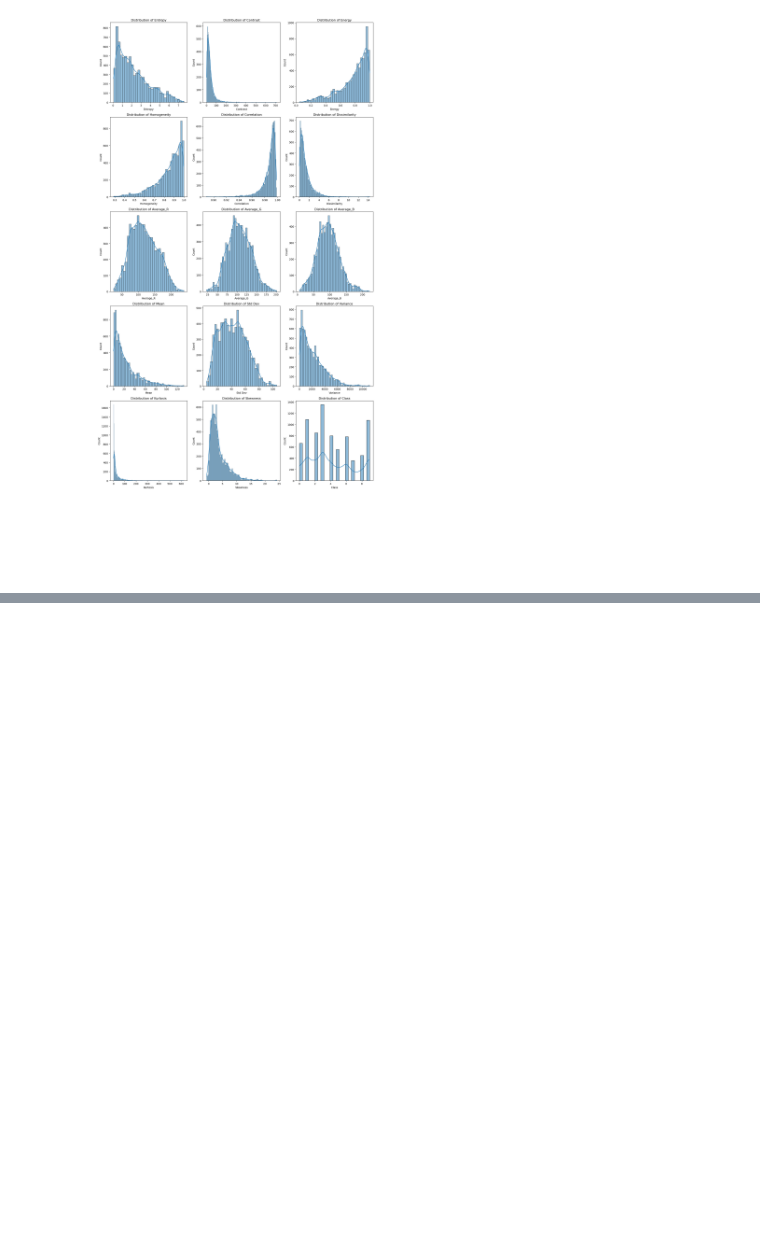
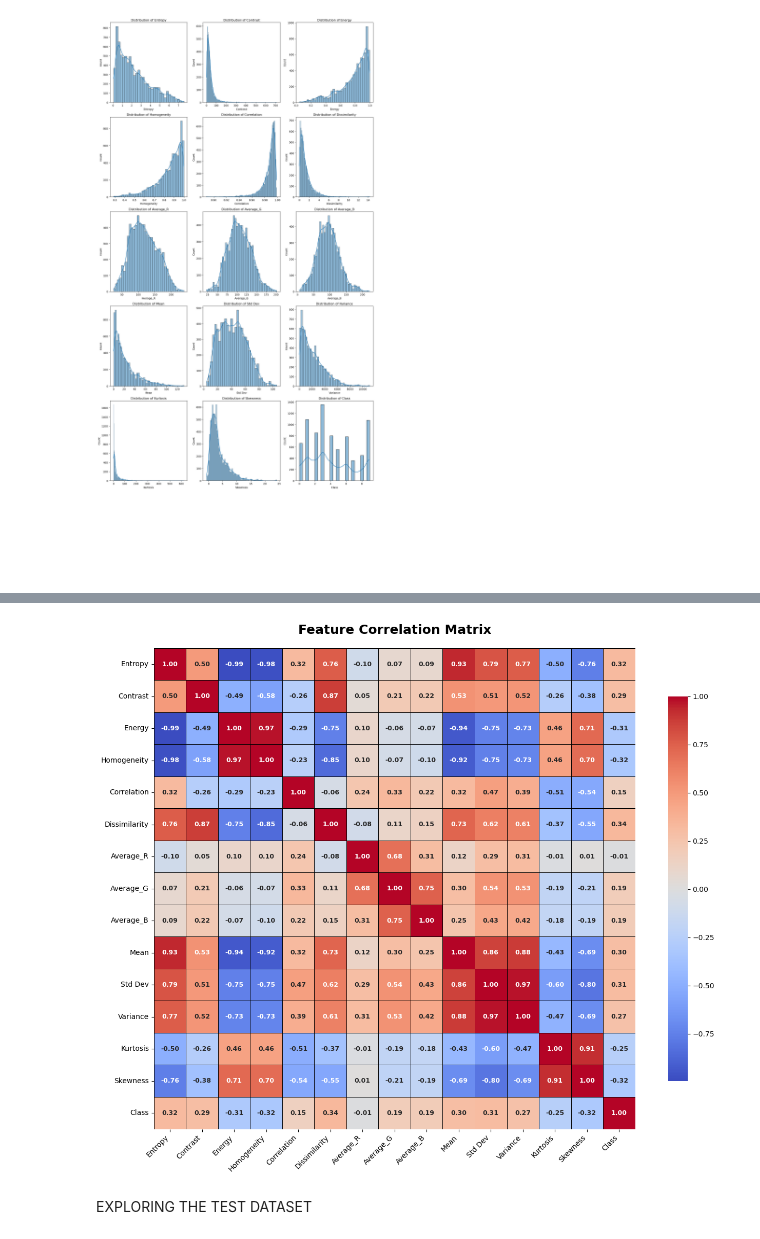
Before and after one commit to PriscilaDenise/ML-PROJECTS, a Jupyter notebook: No. 1/model_1.ipynb, the cells around one changed output, grey strips where cells are left out. Cells and saved outputs as stored; diff of their text form; code cells hidden in the pictures; blank space fills up the shorter version.

```diff
--- a/No. 1/model_1.ipynb
+++ b/No. 1/model_1.ipynb
@@ -115,2 +129,36 @@ train_df.duplicated().sum()
+# %%
+plt.figure(figsize=(14, 11))  # Slightly larger for readability
+corr_matrix = train_df.corr()
+
+# # Generate a mask for the upper triangle (optional – makes it cleaner)
+# mask = np.triu(np.ones_like(corr_matrix, dtype=bool))
+
+# Create the heatmap with values
+sns.heatmap(
+    corr_matrix,
+    # mask=mask,
+    annot=True,                    # This adds the actual correlation values
+    fmt='.2f',                     # Show 2 decimal places
+    cmap='coolwarm',
+    center=0,
+    linewidths=0.7,
+    linecolor='black',
+    cbar_kws={"shrink": .8},
+    square=True,
+    annot_kws={"size": 9, "weight": "bold"}  # Make numbers bold and readable
+)
+
+plt.title('Feature Correlation Matrix', fontsize=18, pad=20, weight='bold')
+plt.xticks(rotation=45, ha='right', fontsize=10)
+plt.yticks(rotation=0, fontsize=10)
+plt.tight_layout()
+
+# Save high-quality image for your report
+plt.savefig('train_correlation_heatmap.png', dpi=300, bbox_inches='tight')
+plt.show()
+# %% [output]
+[figure, added]
+# %% [markdown]
+EXPLORING THE TEST DATASET
 # %%
 test_df.head()
```
Also changed, not shown: parts of 16 cells of this notebook, 2 other files.
